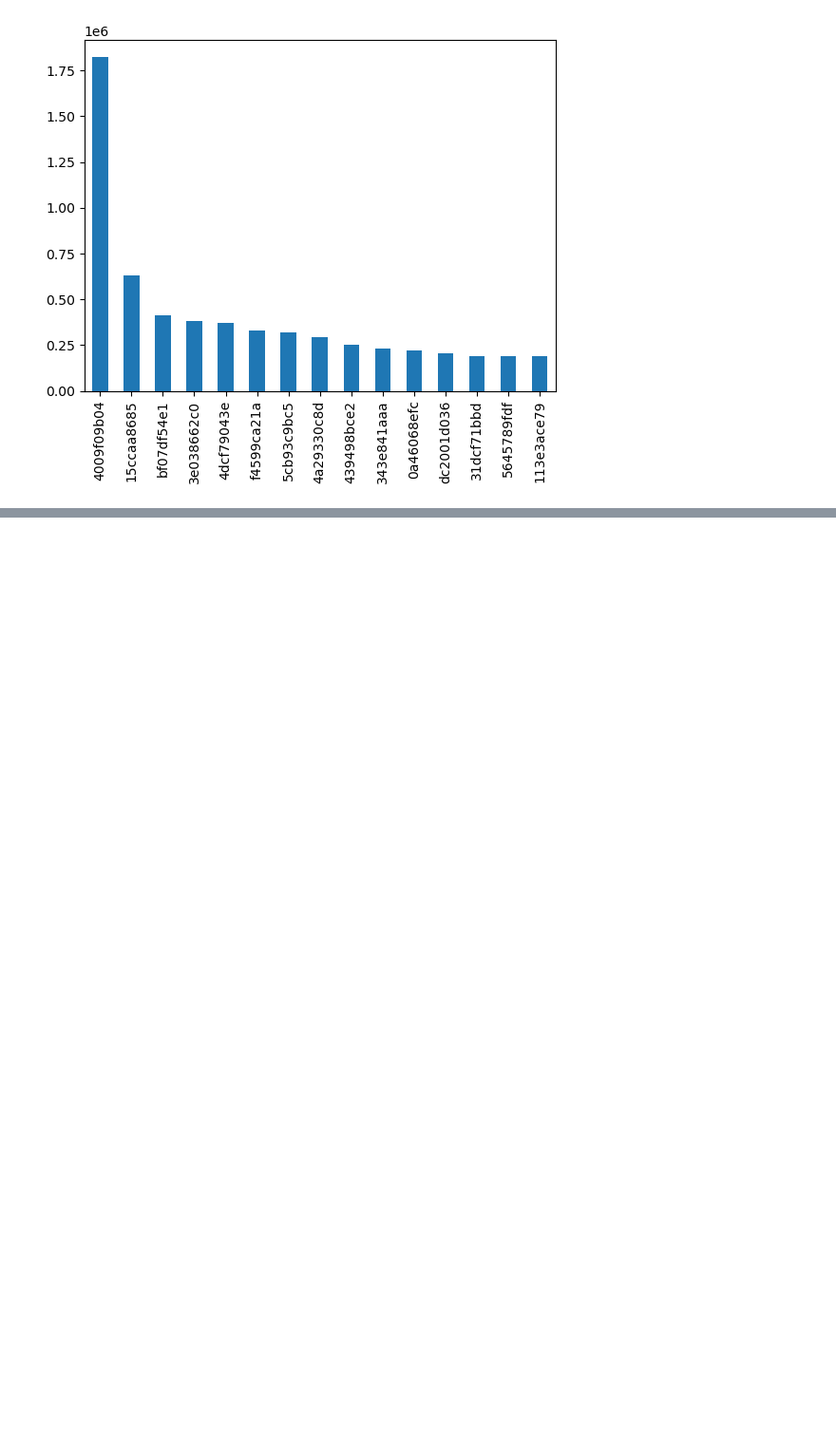
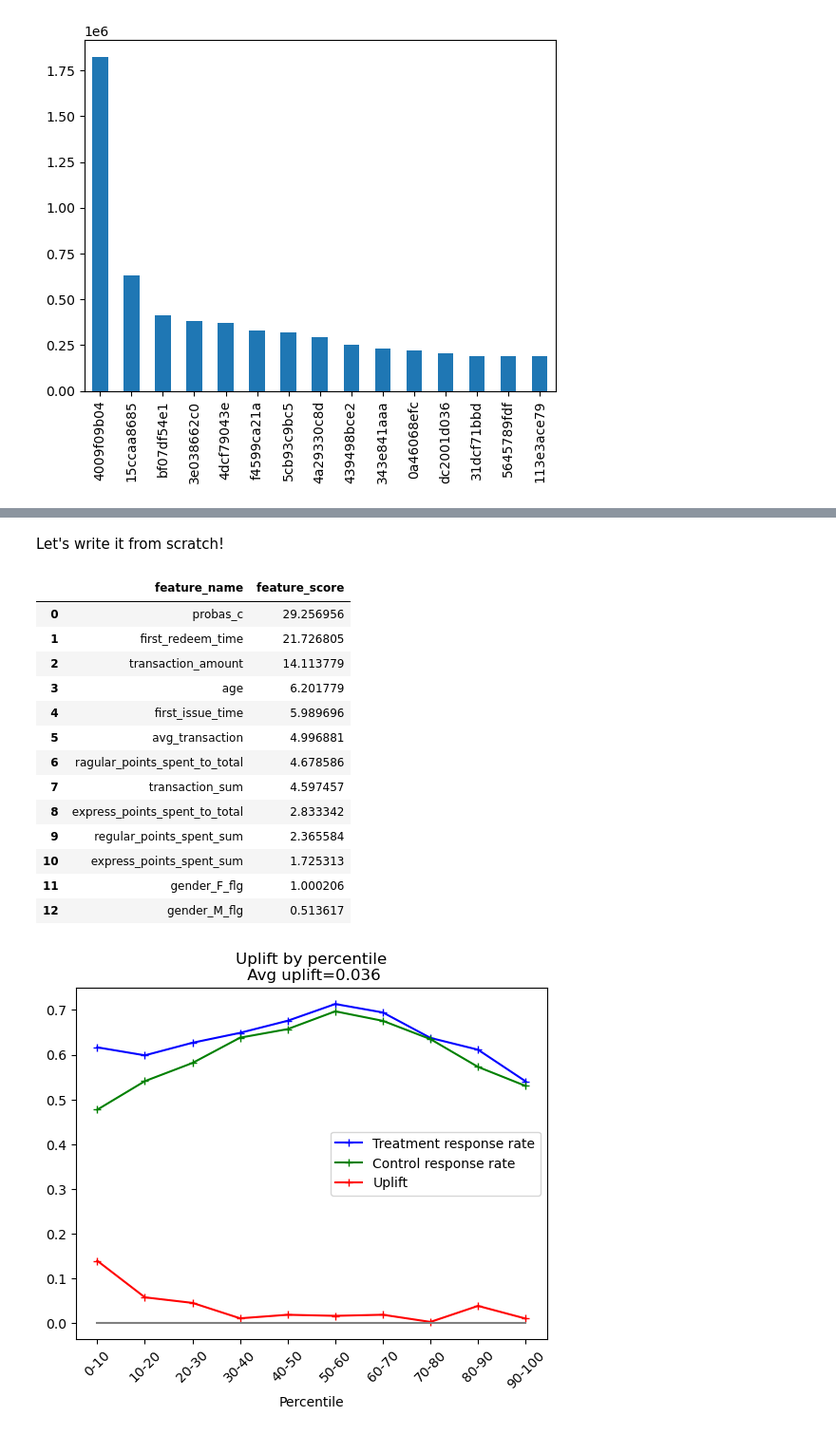
Before and after one commit to ParutinM/UpliftModeling, a Jupyter notebook: uplift_modeling_on_X5_dataset.ipynb, the cells around one changed output, grey strips where cells are left out. Shown at 95% size. Cells and saved outputs as stored; diff of their text form; code cells hidden in the pictures; blank space fills up the shorter version.

```diff
--- a/uplift_modeling_on_X5_dataset.ipynb
+++ b/uplift_modeling_on_X5_dataset.ipynb
@@ -239,0 +363,2 @@ sm_fi
+# %% [markdown]
+Let's write it from scratch!
@@ -239,0 +417,36 @@ sm_fi
+# %%
+from catboost import CatBoostClassifier
+
+cat_config = {"iterations": 100, "thread_count": 2, "random_state": 42, "silent": True}
+
+s_learner_model = T_Learner(CatBoostClassifier(**cat_config))
+s_learner_model.fit(X_train, treat_train, y_train)
+
+uplift = s_learner_model.predict(X_val, treat_val)
+
+s_learner_model.plot_uplift(treat_val, y_val)
+
+plot_uplift_curve(y_val, uplift, treat_val, perfect=False)
+
+feature_importance = pd.DataFrame({
+    'feature_name': s_learner_model.clf_t.feature_names_,
+    'feature_score': s_learner_model.clf_t.feature_importances_
+}).sort_values('feature_score', ascending=False).reset_index(drop=True)
+
+feature_importance
+# %% [output]
+|  | feature_name | feature_score |
+| 0 | probas_c | 29.256956 |
+| 1 | first_redeem_time | 21.726805 |
+| 2 | transaction_amount | 14.113779 |
+| 3 | age | 6.201779 |
+| 4 | first_issue_time | 5.989696 |
+| 5 | avg_transaction | 4.996881 |
+| 6 | ragular_points_spent_to_total | 4.678586 |
+| 7 | transaction_sum | 4.597457 |
+| 8 | express_points_spent_to_total | 2.833342 |
+| 9 | regular_points_spent_sum | 2.365584 |
+| 10 | express_points_spent_sum | 1.725313 |
+| 11 | gender_F_flg | 1.000206 |
+| 12 | gender_M_flg | 0.513617 |
+[figure, added]
```
Also changed, not shown: parts of 32 cells of this notebook, 19 other files.
